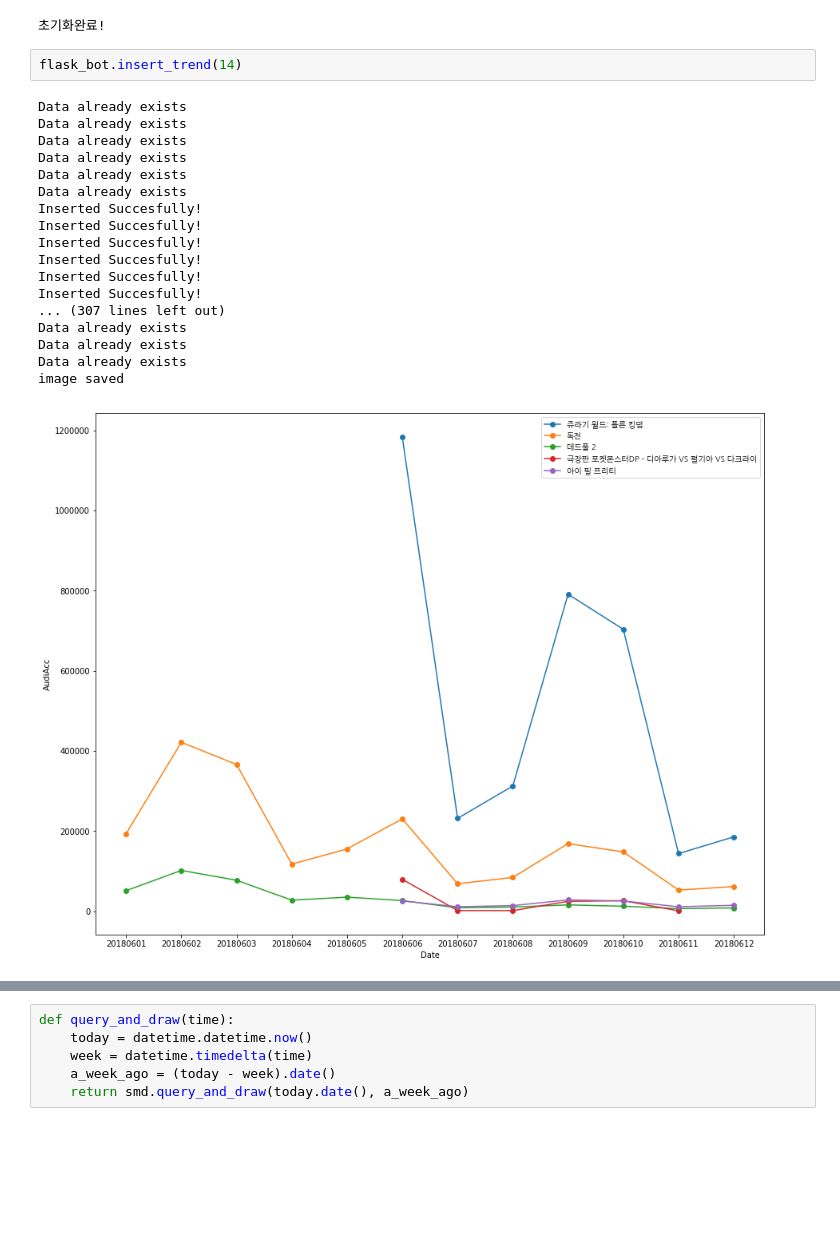
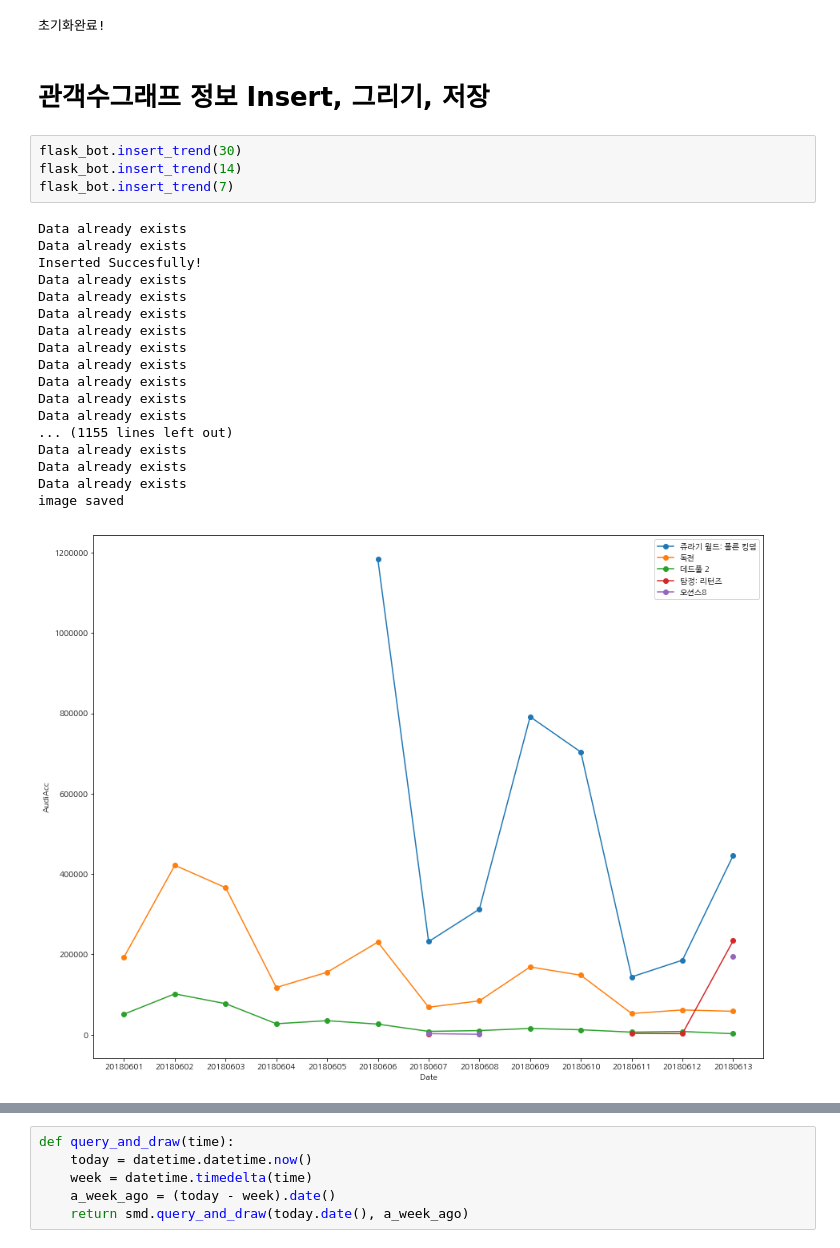
Before and after one commit to vividcloudpark/Chatbot_Project, a Jupyter notebook: Pipeline.ipynb, the cells around one changed output, grey strips where cells are left out. Drawn from its saved outputs; the diff is of its cells as text; blank space fills up the shorter version.

Commit message:
hyuna commited -image updated

```diff
--- a/Pipeline.ipynb
+++ b/Pipeline.ipynb
@@ -16,24 +30,28 @@ print(to_craw_list_pre)
 cnnt.initialize()
 # %% [output]
 초기화완료!
+# %% [markdown]
+# 관객수그래프 정보 Insert, 그리기, 저장
 # %%
+flask_bot.insert_trend(30)
 flask_bot.insert_trend(14)
+flask_bot.insert_trend(7)
 # %% [output]
+Data already exists
+Data already exists
+Inserted Succesfully!
 Data already exists
 Data already exists
 Data already exists
 Data already exists
 Data already exists
 Data already exists
-Inserted Succesfully!
-Inserted Succesfully!
-Inserted Succesfully!
-Inserted Succesfully!
-Inserted Succesfully!
-Inserted Succesfully!
-... (307 lines left out)
+Data already exists
+Data already exists
+Data already exists
+... (1155 lines left out)
 Data already exists
 Data already exists
 Data already exists
 image saved
-[figure, old version]
+[figure, new version]
```
Also changed, not shown: parts of 9 cells of this notebook, 3 other files.
